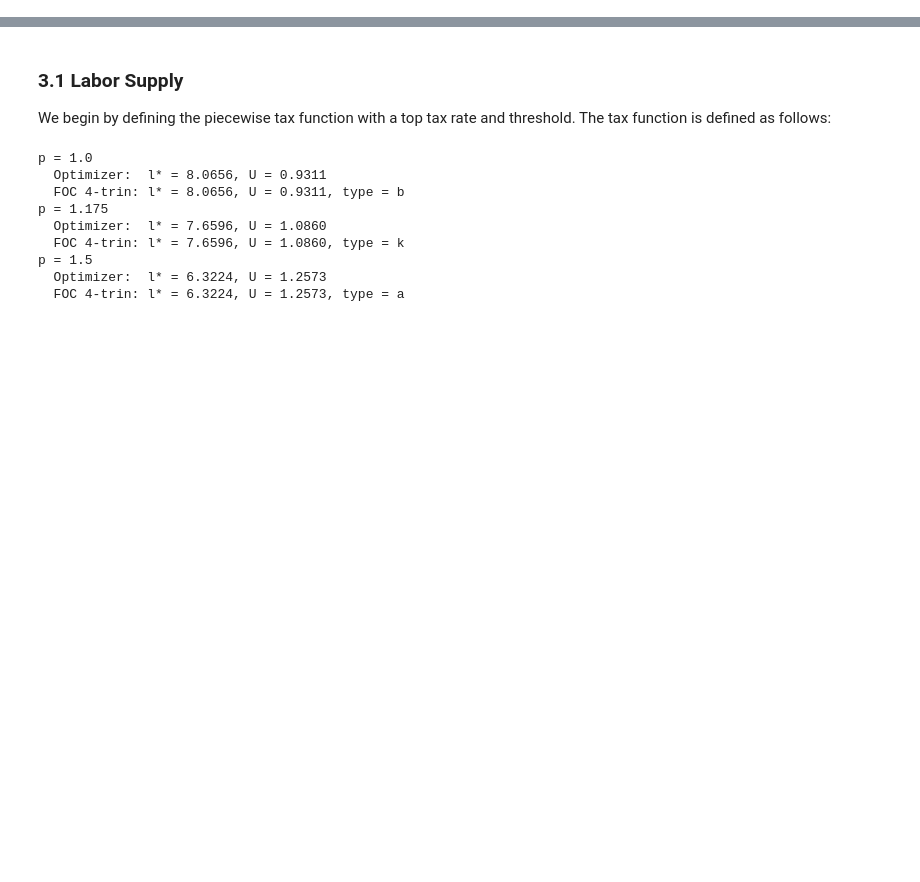
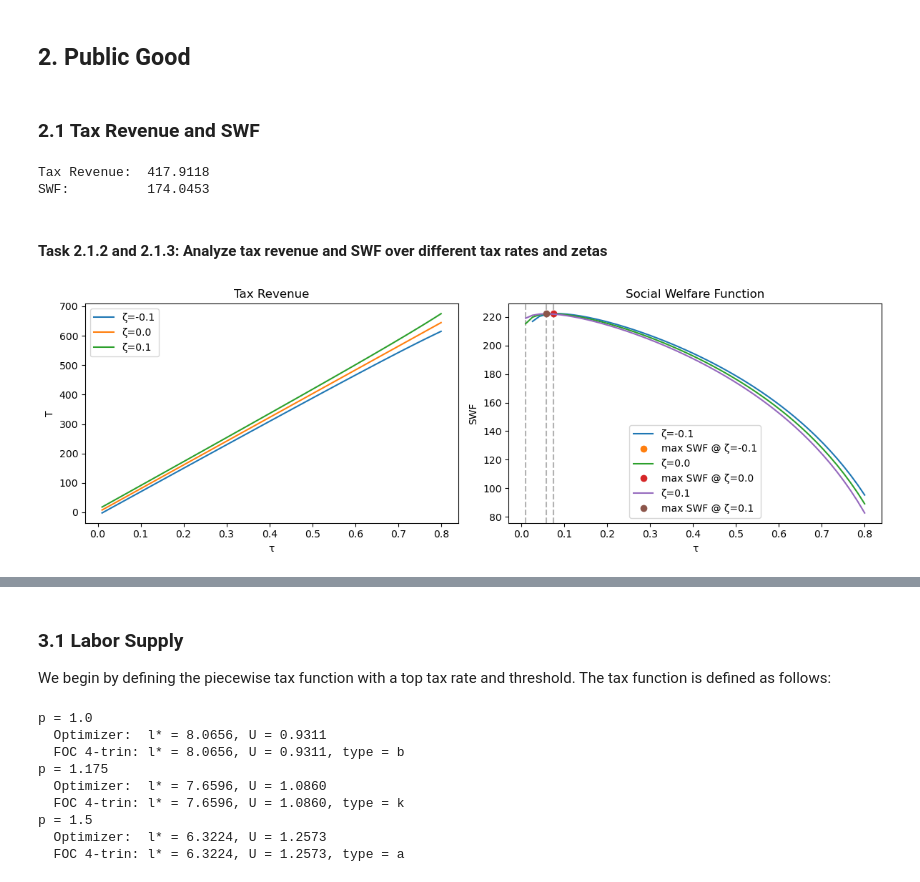
Before and after one commit to htx354/progecon, a Jupyter notebook: ModelProject.ipynb, the cells around one changed output, grey strips where cells are left out. Cells and saved outputs as stored; diff of their text form; code cells hidden in the pictures; blank space fills up the shorter version.

```diff
--- a/ModelProject.ipynb
+++ b/ModelProject.ipynb
@@ -0,0 +352,4 @@
+# %% [markdown]
+## 2. Public Good
+# %% [markdown]
+### 2.1 Tax Revenue and SWF
@@ -0,0 +431,72 @@
+# %%
+gov = GovernmentClass()
+gov.par.tau = 0.5
+gov.par.zeta = 0.1
+
+gov.draw_productivities()
+gov.solve_workers()
+
+T = gov.tax_revenue()
+W = gov.SWF()
+
+print(f"Tax Revenue:  {T:.4f}")
+print(f"SWF:          {W:.4f}")
+# %% [output]
+Tax Revenue:  417.9118
+SWF:          174.0453
+# %% [markdown]
+#### Task 2.1.2 and 2.1.3: Analyze tax revenue and SWF over different tax rates and zetas
+# %%
+# Task 2.1.2 and 2.1.3: Analyze tax revenue and SWF over different tax rates and zetas
+taus = np.linspace(0.01,0.80,50) # Loop over different tax rates
+zetas = [-0.1,0.0,0.1]
+
+results = {}
+
+for z in zetas:
+    TR = []     # tax revenue
+    SW = []     # welfare
+
+    for t in taus:
+        gov = GovernmentClass()
+        gov.par.tau = t
+        gov.par.zeta = z
+        gov.draw_productivities()
+        gov.solve_workers()
+
+        TR.append(gov.tax_revenue())
+        SW.append(gov.SWF())
+
+    results[z] = {'T':np.array(TR),'SWF':np.array(SW)}
+
+# Plot results
+fig, ax = plt.subplots(1, 2, figsize=(12, 4))
+
+for z in zetas:
+    # Plot lines
+    ax[0].plot(taus, results[z]['T'], label=f"ζ={z}")
+    ax[1].plot(taus, results[z]['SWF'], label=f"ζ={z}")
+
+    # Find τ that maximizes SWF
+    idx = np.argmax(results[z]['SWF'])
+    tau_star = taus[idx]
+    swf_star = results[z]['SWF'][idx]
+
+    # Add vertical line at τ*
+    ax[1].axvline(tau_star, color='gray', linestyle='--', alpha=0.6)
+
+    # Optional: Add a point marker at max
+    ax[1].plot(tau_star, swf_star, 'o', label=f"max SWF @ ζ={z}")
+
+# Labels and titles
+ax[0].set_title("Tax Revenue")
+ax[1].set_title("Social Welfare Function")
+ax[0].set_xlabel("τ")
+ax[1].set_xlabel("τ")
+ax[0].set_ylabel("T")
+ax[1].set_ylabel("SWF")
+for i in range(2): ax[i].legend()
+plt.tight_layout()
+plt.show()
+# %% [output]
+[figure, added]
```
Also changed, not shown: parts of 30 cells of this notebook.
